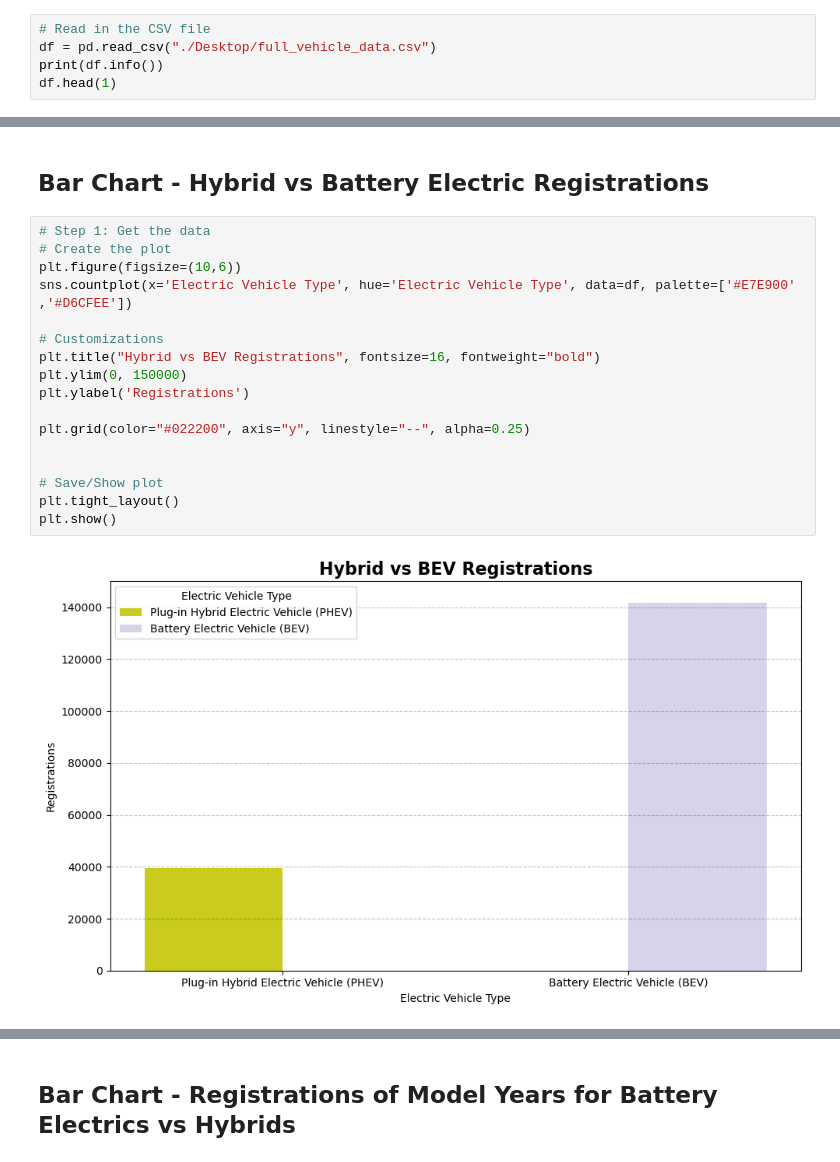
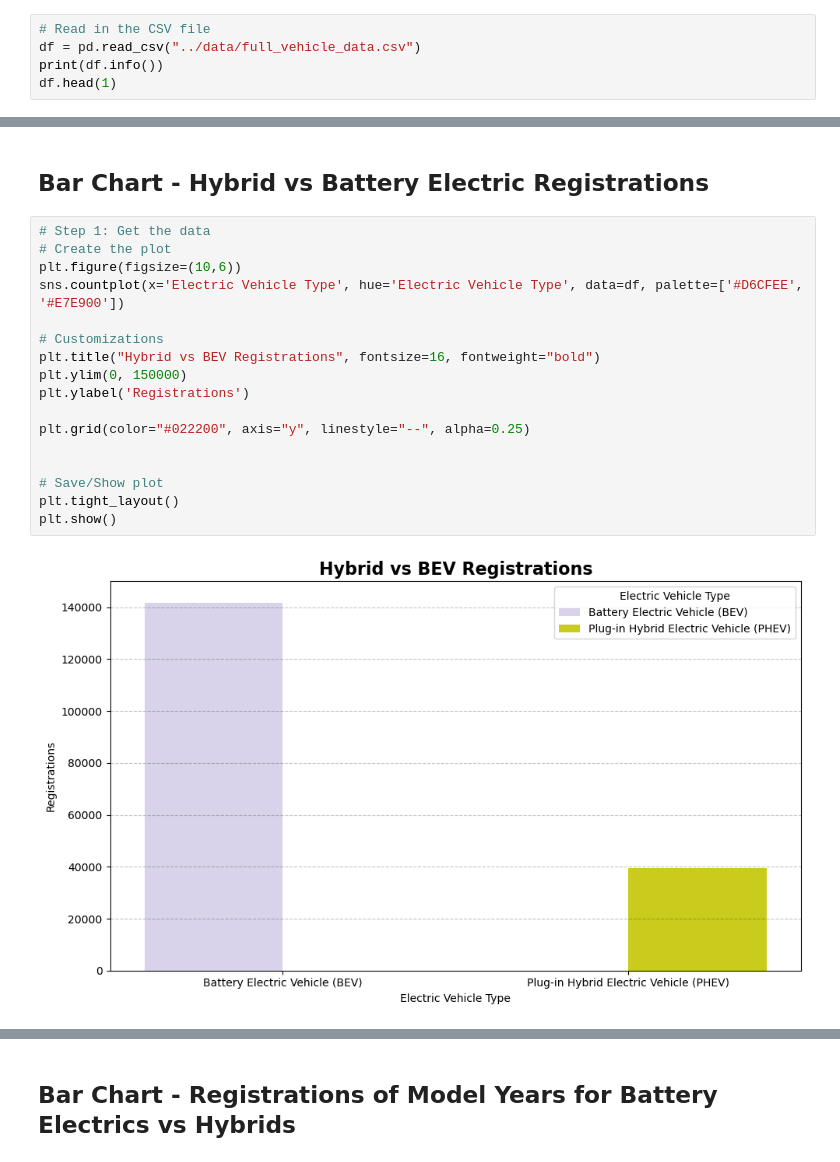
Before and after one commit to wrp94/project-1-group-02, a Jupyter notebook: ben_work/new_ben_work_model_year.ipynb, the cells around one changed output, grey strips where cells are left out. Cells and saved outputs as stored; diff of their text form.

```diff
--- a/ben_work/new_ben_work_model_year.ipynb
+++ b/ben_work/new_ben_work_model_year.ipynb
@@ -9,7 +9,7 @@ import seaborn as sns
 import matplotlib.pyplot as plt
 # %%
 # Read in the CSV file
-df = pd.read_csv("./Desktop/full_vehicle_data.csv")
+df = pd.read_csv("../data/full_vehicle_data.csv")
 print(df.info())
 df.head(1)
 # %% [output]
@@ -63,22 +63,22 @@ plt.show()
 # %%
 # Step 1: Get the data
 # Create the plot
 plt.figure(figsize=(10,6))
-sns.countplot(x='Electric Vehicle Type', hue='Electric Vehicle Type', data=df, palette=['#E7E900' ,'#D6CFEE'])
+sns.countplot(x='Electric Vehicle Type', hue='Electric Vehicle Type', data=df, palette=['#D6CFEE', '#E7E900'])
 
 # Customizations
 plt.title("Hybrid vs BEV Registrations", fontsize=16, fontweight="bold")
 plt.ylim(0, 150000)
 plt.ylabel('Registrations')
 
 plt.grid(color="#022200", axis="y", linestyle="--", alpha=0.25)
 
 
 # Save/Show plot
 plt.tight_layout()
 plt.show()
 # %% [output]
-[figure, old version]
+[figure, new version]
 # %%
 df["Model Year"].value_counts()
 # %% [output]
```
Also changed, not shown: parts of 13 cells of this notebook, 7 other files.
